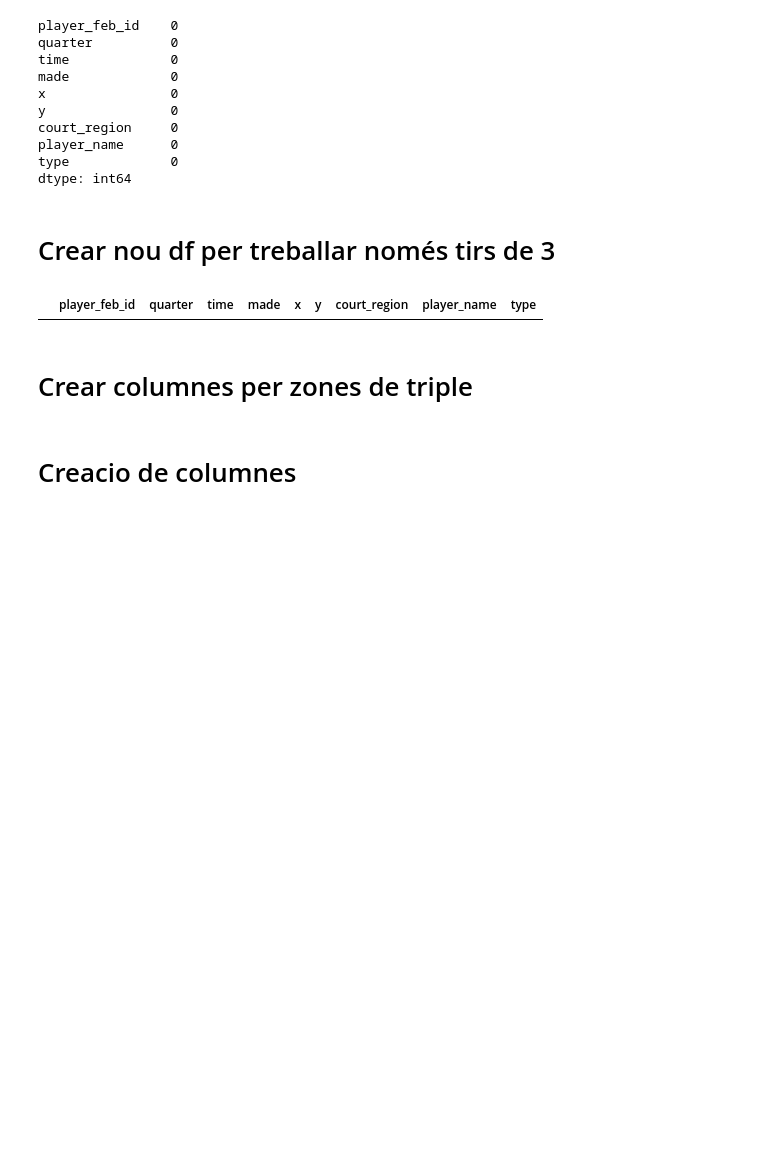
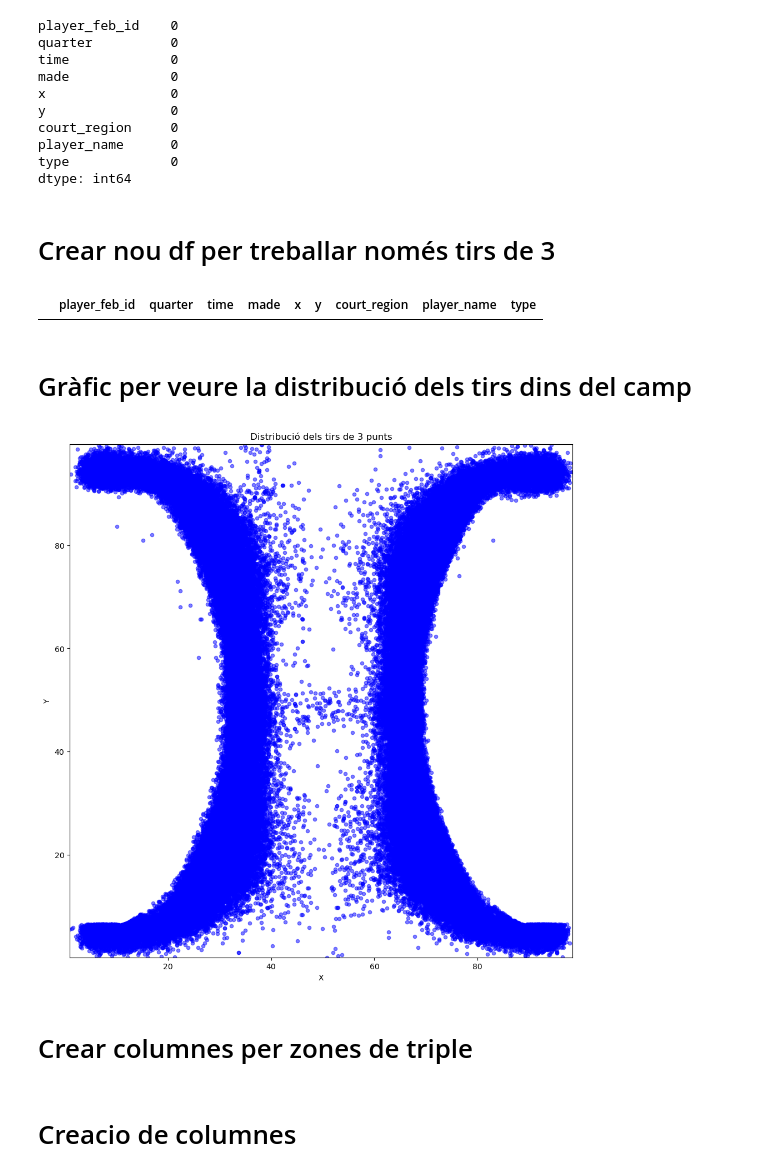
Before and after one commit to JoseGomez23/feb_jose_alvaro, a Jupyter notebook: feb_jose_alvaro.ipynb, the cells around one changed output. Saved outputs shown, nothing was run; the diff lists cells and outputs as text; code cells hidden in the pictures; blank space fills up the shorter version.

```diff
--- a/feb_jose_alvaro.ipynb
+++ b/feb_jose_alvaro.ipynb
@@ -132,6 +137,26 @@ tirs_fora_rang = df_3p[(df_3p['x'] <= 0) | (df_3p['x'] > 100) |
 tirs_fora_rang.head()
 # %% [output]
 |  | player_feb_id | quarter | time | made | x | y | court_region | player_name | type |
+# %% [markdown]
+# Gràfic per veure la distribució dels tirs dins del camp
+# %%
+import matplotlib.pyplot as plt
+
+plt.figure(figsize=(12,12))
+plt.scatter(df_3p['x'], df_3p['y'], c='blue', alpha=0.5, s=20)
+
+plt.xlim(df_3p['x'].min(), df_3p['x'].max())
+plt.ylim(df_3p['y'].min(), df_3p['y'].max())
+
+plt.xlabel('X')
+plt.ylabel('Y')
+plt.title('Distribució dels tirs de 3 punts')
+plt.gca().set_aspect('equal', adjustable='box')
+
+plt.show()
+plt.show()
+# %% [output]
+[figure, added]
 # %% [markdown]
 # Crear columnes per zones de triple
 # %%
```
Also changed, not shown: parts of 18 cells of this notebook.
